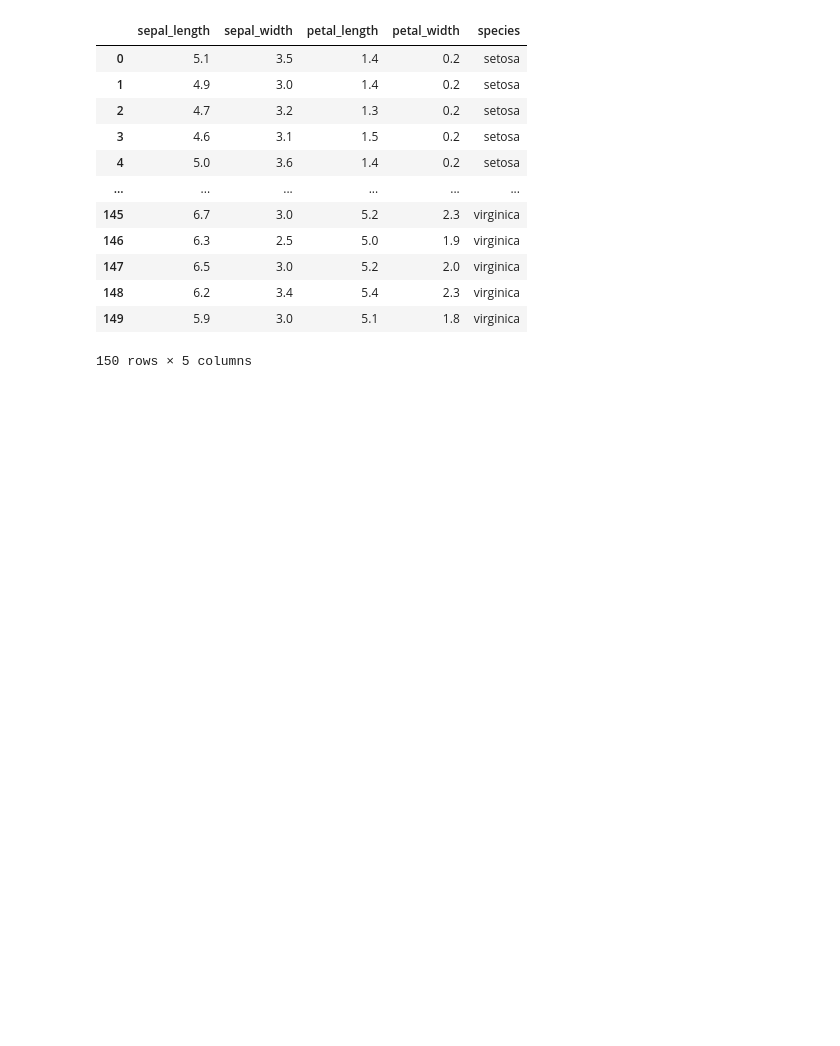
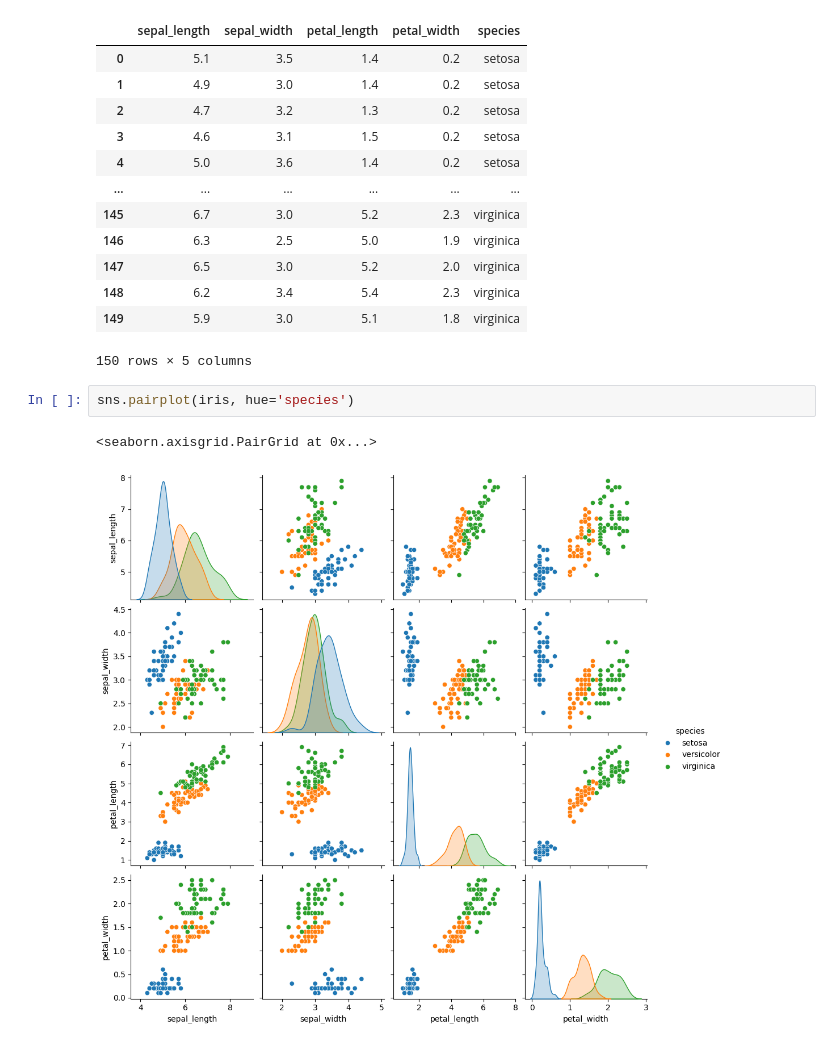
Before and after one commit to aayushmanz/Python-For-Data-Science, a Jupyter notebook: Seaborn in Python/MultiPlot in Seaborn.ipynb, the cells around one changed output. Saved outputs shown, nothing was run; the diff lists cells and outputs as text; blank space fills up the shorter version.

```diff
--- a/Seaborn in Python/MultiPlot in Seaborn.ipynb
+++ b/Seaborn in Python/MultiPlot in Seaborn.ipynb
@@ -42,3 +42,8 @@ iris
 | 148 | 6.2 | 3.4 | 5.4 | 2.3 | virginica |
 | 149 | 5.9 | 3.0 | 5.1 | 1.8 | virginica |
 150 rows × 5 columns
+# %%
+sns.pairplot(iris, hue='species')
+# %% [output]
+<seaborn.axisgrid.PairGrid at 0x...>
+[figure, added]
```
Also changed, not shown: parts of 4 cells of this notebook.
